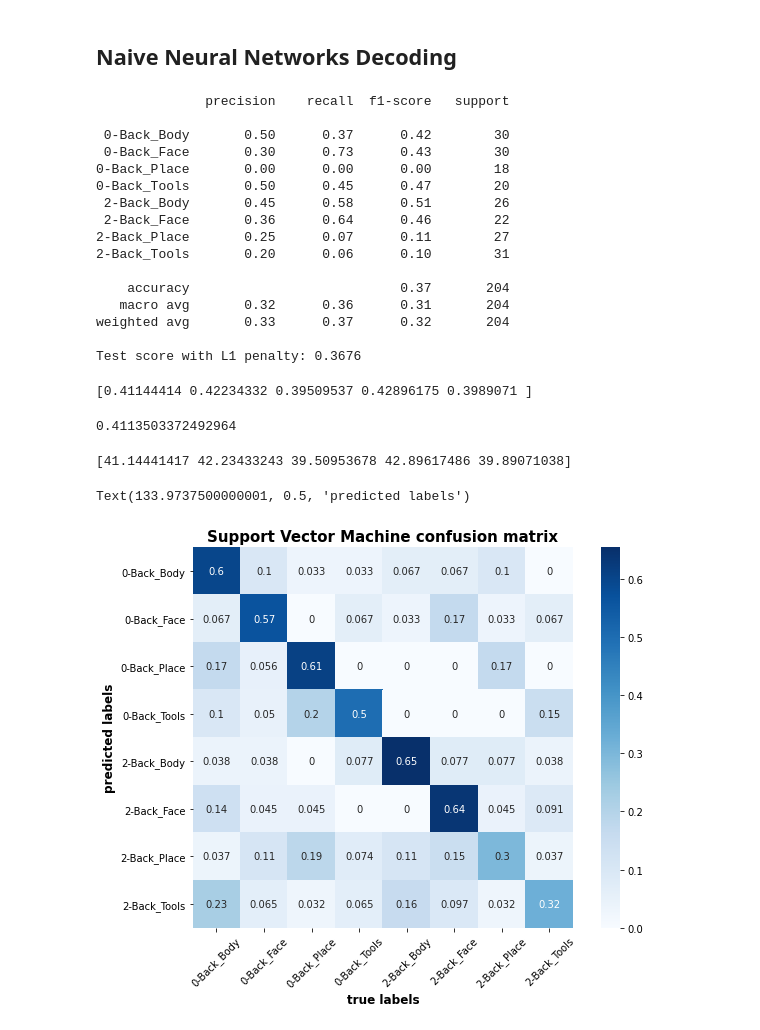
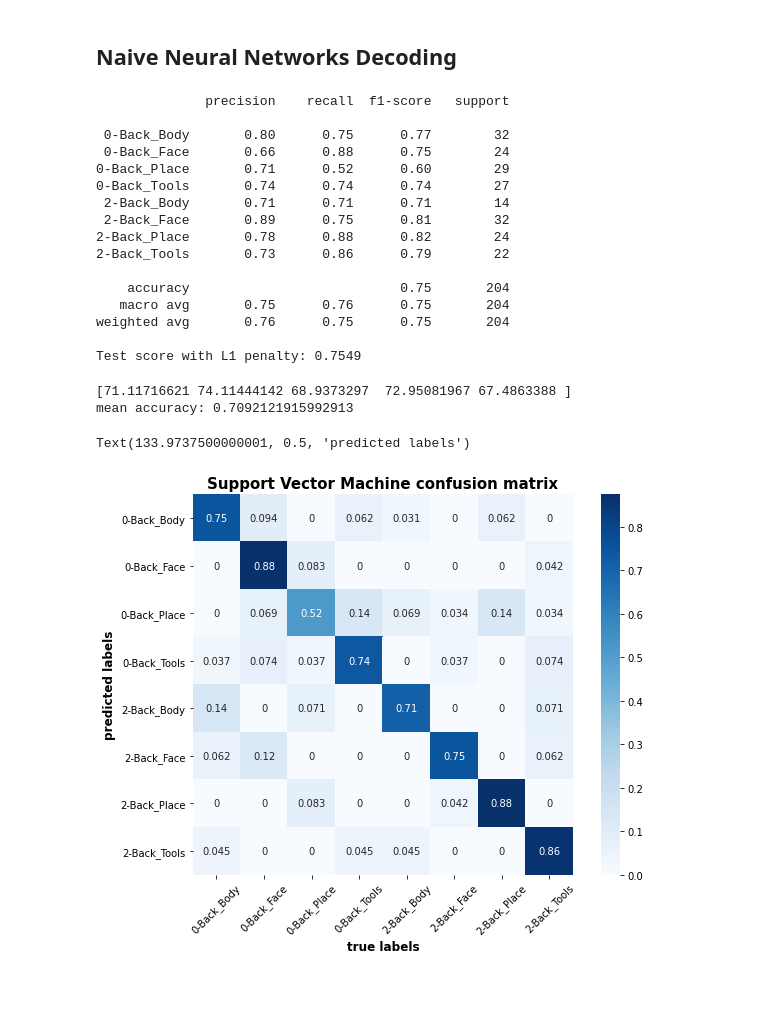
Before and after one commit to courtois-neuromod/hcptrt-decoding, a Jupyter notebook: timeseries_benchmark/tbenchmark_all.ipynb, the cells around one changed output. Saved outputs shown, nothing was run; the diff lists cells and outputs as text; code cells hidden in the pictures; blank space fills up the shorter version.

```diff
--- a/timeseries_benchmark/tbenchmark_all.ipynb
+++ b/timeseries_benchmark/tbenchmark_all.ipynb
@@ -536,13 +550,7 @@ Text(133.9737500000001, 0.5, 'predicted labels')
 ## Naive Neural Networks Decoding
 # %%
 # Initializing the NN
-model_nn = MLPClassifier(activation='logistic', alpha=1e-5, batch_size='auto',
-              beta_1=0.9, beta_2=0.999, early_stopping=False,
-              epsilon=1e-08, hidden_layer_sizes=(5, 2),
-              max_iter=200, momentum=0.9, n_iter_no_change=10,
-              nesterovs_momentum=True, power_t=0.5, random_state=1,
-              solver='lbfgs', tol=0.0001, validation_fraction=0.1,
-              verbose=False, warm_start=False)
+model_nn = MLPClassifier()
 
 #train model
 model_nn.fit(X_train, y_train)
@@ -559,48 +567,44 @@ print("Test score with L1 penalty: %.4f" % score)
 # %% [output]
               precision    recall  f1-score   support
 
- 0-Back_Body       0.50      0.37      0.42        30
- 0-Back_Face       0.30      0.73      0.43        30
-0-Back_Place       0.00      0.00      0.00        18
-0-Back_Tools       0.50      0.45      0.47        20
- 2-Back_Body       0.45      0.58      0.51        26
- 2-Back_Face       0.36      0.64      0.46        22
-2-Back_Place       0.25      0.07      0.11        27
-2-Back_Tools       0.20      0.06      0.10        31
+ 0-Back_Body       0.80      0.75      0.77        32
+ 0-Back_Face       0.66      0.88      0.75        24
+0-Back_Place       0.71      0.52      0.60        29
+0-Back_Tools       0.74      0.74      0.74        27
+ 2-Back_Body       0.71      0.71      0.71        14
+ 2-Back_Face       0.89      0.75      0.81        32
+2-Back_Place       0.78      0.88      0.82        24
+2-Back_Tools       0.73      0.86      0.79        22
 
-    accuracy                           0.37       204
-   macro avg       0.32      0.36      0.31       204
-weighted avg       0.33      0.37      0.32       204
+    accuracy                           0.75       204
+   macro avg       0.75      0.76      0.75       204
+weighted avg       0.76      0.75      0.75       204
 
-Test score with L1 penalty: 0.3676
+Test score with L1 penalty: 0.7549
 # %%
 # Cross validation
 cv_scores_nn = cross_val_score(model_nn, X_train, y_train, cv=5)
-print(cv_scores_nn)
+prediction_accuracy_nn = cv_scores_nn * 100
+print(prediction_accuracy_nn)
 
 # The mean prediction accuracy
 classification_accuracy_nn = np.mean(cv_scores_nn)
-classification_accuracy_nn
+print('mean accuracy:', classification_accuracy_nn)
 # %% [output]
-[0.41144414 0.42234332 0.39509537 0.42896175 0.3989071 ]
+[71.11716621 74.11444142 68.9373297  72.95081967 67.4863388 ]
+mean accuracy: 0.7092121915992913
-0.4113503372492964
-# %%
-prediction_accuracy_nn = cv_scores_nn * 100
-print(prediction_accuracy_nn)
-# %% [output]
-[41.14441417 42.23433243 39.50953678 42.89617486 39.89071038]
 # %%
 # confusion matrix
-cm_svm = confusion_matrix(y_test, svm)
-cmn_svm = cm_svm.astype('float') / cm_svm.sum(axis = 1)[:, np.newaxis]
+cm_nn = confusion_matrix(y_test, nn)
+cmn_nn = cm_nn.astype('float') / cm_nn.sum(axis = 1)[:, np.newaxis]
 title = 'Support Vector Machine confusion matrix'
-df_cm = pd.DataFrame(cmn_svm, index=unique_conditions, columns=unique_conditions)
+df_cm = pd.DataFrame(cmn_nn, index=unique_conditions, columns=unique_conditions)
 plt.figure(figsize = (10,7))
 sn.heatmap(df_cm, annot=True, cmap='Blues', square=True)
 plt.xticks(rotation = 45)
 plt.title(title, fontsize=15, fontweight='bold')
 plt.xlabel("true labels", fontsize= 12, fontweight='bold')
 plt.ylabel("predicted labels", fontsize=12, fontweight='bold')
 # %% [output]
 Text(133.9737500000001, 0.5, 'predicted labels')
-[figure, old version]
+[figure, new version]
```
Also changed, not shown: parts of 9 cells of this notebook, 4 other files.
